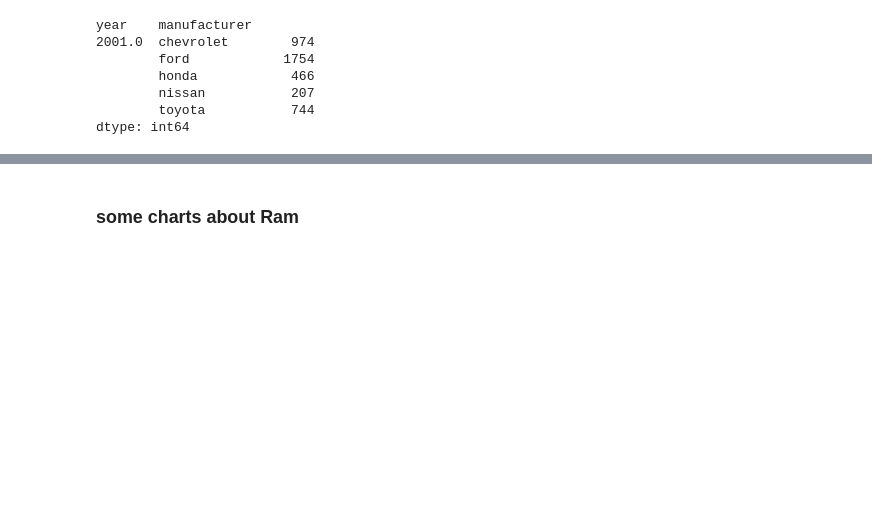
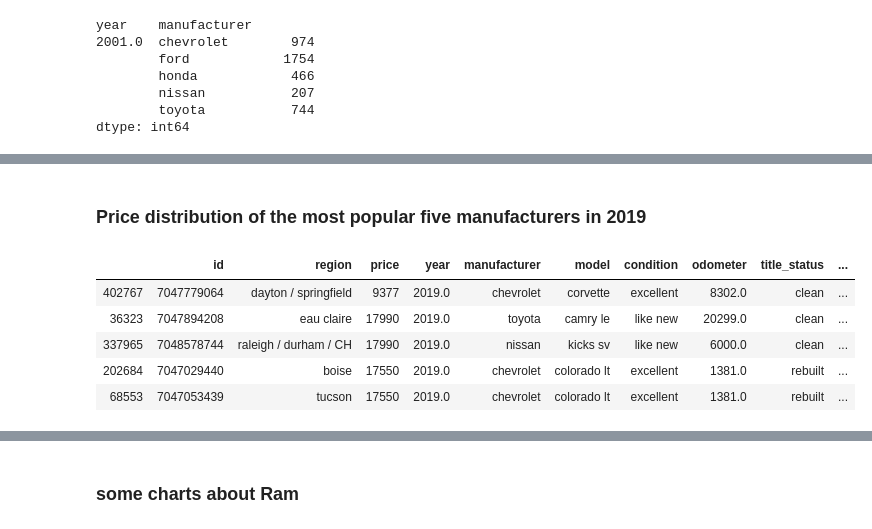
Before and after one commit to fysophia0302/Capstone-Projects-1, a Jupyter notebook: data_usedcar.ipynb, the cells around one changed output, grey strips where cells are left out. Cells and saved outputs as stored; diff of their text form; code cells hidden in the pictures; blank space fills up the shorter version.

```diff
--- a/data_usedcar.ipynb
+++ b/data_usedcar.ipynb
@@ -494,0 +495,17 @@ plt.show()
+# %% [markdown]
+### Price distribution of the most popular five manufacturers in 2019
+# %%
+#filter the year of 2019
+five_car_2019=clean_data[clean_data['year']==2019]
+five_car_2019.head(5)
+
+#filter the manufacturers
+five_car_2019=five_car_2019.loc[(five_car_2019['manufacturer']=='ford')|(five_car_2019['manufacturer']=='chevrolet')|(five_car_2019['manufacturer']=='toyota')|(five_car_2019['manufacturer']=='nissan')|(five_car_2019['manufacturer']=='honda')]
+five_car_2019.head(5)
+# %% [output]
+|  | id | region | price | year | manufacturer | model | condition | odometer | title_status | ... |
+| 402767 | 7047779064 | dayton / springfield | 9377 | 2019.0 | chevrolet | corvette | excellent | 8302.0 | clean | ... |
+| 36323 | 7047894208 | eau claire | 17990 | 2019.0 | toyota | camry le | like new | 20299.0 | clean | ... |
+| 337965 | 7048578744 | raleigh / durham / CH | 17990 | 2019.0 | nissan | kicks sv | like new | 6000.0 | clean | ... |
+| 202684 | 7047029440 | boise | 17550 | 2019.0 | chevrolet | colorado lt | excellent | 1381.0 | rebuilt | ... |
+| 68553 | 7047053439 | tucson | 17550 | 2019.0 | chevrolet | colorado lt | excellent | 1381.0 | rebuilt | ... |
```
Also changed, not shown: parts of 2 cells of this notebook.
